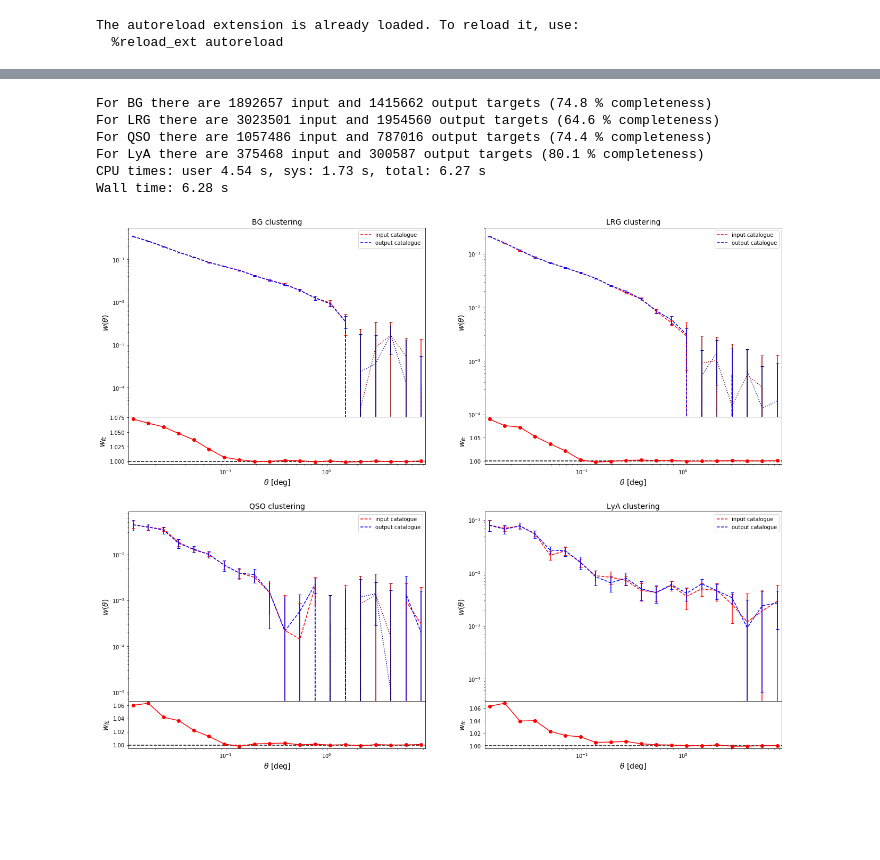
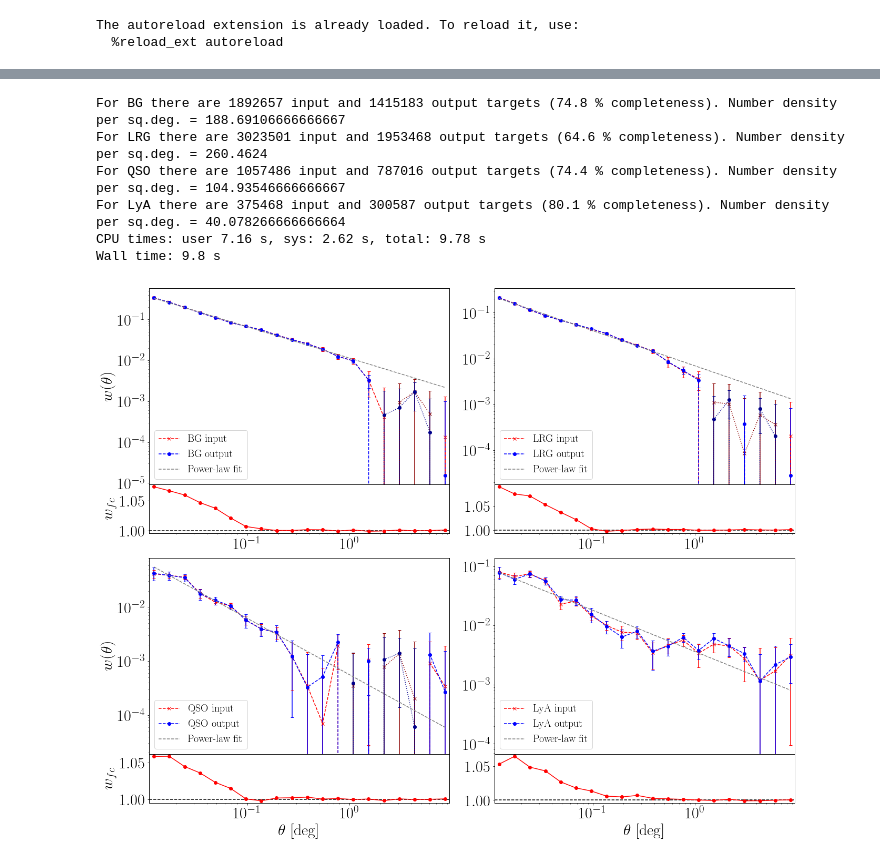
Before and after one commit to danpryer/4FS_clustering_pipeline, a Jupyter notebook: clustering_pipeline/cluster_results.ipynb, the cells around one changed output, grey strips where cells are left out. Drawn from its saved outputs; the diff is of its cells as text; code cells hidden in the pictures; blank space fills up the shorter version.

```diff
--- a/clustering_pipeline/cluster_results.ipynb
+++ b/clustering_pipeline/cluster_results.ipynb
@@ -120,31 +152,48 @@ dict_keys(['bin_mid', 'res_1', 'res_2', 'res_avg', 'err_1', 'err_2', 'err_avg',
 # %%
 %%time
 
-# look at completeness of the output catalogues
+# look at some key properties of the input and output catalogues
 for tracer in cat_vars.tracers:
     target_in = cat_vars.data_input + 'input_reduced_' + tracer + '.fits'
     target_out = cat_vars.data_output + 'output_reduced_' + tracer + '.fits'
+#     rand_in = read_to_df(cat_vars.randoms_input + 'table_' + tracer + '.fits')
+#     rand_out = read_to_df(cat_vars.randoms_output + 'table_' + tracer + '.fits')
     df_in = read_to_df(target_in)
     df_out = read_to_df(target_out)
     N_in = len(df_in)
     N_out = len(df_out)
-    print('For %s there are %s input and %s output targets (%s %% completeness)'%(tracer, N_in, N_out, round(N_out*100/N_in,1)))
+    n_bar = N_out / 7500
+#     print(np.amin(df_out['REDSHIFT_ESTIMATE'].values), np.amax(df_out['REDSHIFT_ESTIMATE'].values))
+    print('For %s there are %s input and %s output targets (%s %% completeness). Number density per sq.deg. = %s'%(tracer, N_in, N_out, round(N_out*100/N_in,1), n_bar))
+#     plt.figure()
+#     plt.title('%s'%(tracer))
+#     plt.hist(df_out['REDDENING'].values, bins=50)
+#     plt.show()
+#     print(df_in.columns)
+#     print(df_out.columns)
+#     print(rand_in.columns)
+#     print(rand_out.columns)
 # %% [output]
-For BG there are 1892657 input and 1415662 output targets (74.8 % completeness)
-For LRG there are 3023501 input and 1954560 output targets (64.6 % completeness)
-For QSO there are 1057486 input and 787016 output targets (74.4 % completeness)
-For LyA there are 375468 input and 300587 output targets (80.1 % completeness)
-CPU times: user 4.54 s, sys: 1.73 s, total: 6.27 s
-Wall time: 6.28 s
+For BG there are 1892657 input and 1415183 output targets (74.8 % completeness). Number density per sq.deg. = 188.69106666666667
+For LRG there are 3023501 input and 1953468 output targets (64.6 % completeness). Number density per sq.deg. = 260.4624
+For QSO there are 1057486 input and 787016 output targets (74.4 % completeness). Number density per sq.deg. = 104.93546666666667
+For LyA there are 375468 input and 300587 output targets (80.1 % completeness). Number density per sq.deg. = 40.078266666666664
+CPU times: user 7.16 s, sys: 2.62 s, total: 9.78 s
+Wall time: 9.8 s
 # %%
 import matplotlib.gridspec as gridspec
 fig = plt.figure(figsize=(22, 18))
-outer = gridspec.GridSpec(2, 2, wspace=0.2, hspace=0.2)
+
+# simple power law to fit correlation functions to
+def ang_power_law_fit(theta, A_w, gamma):
+    return A_w * (theta)**(1-gamma)
+
+outer = gridspec.GridSpec(2, 2, wspace=0.15, hspace=0.1)
 
 for i in range(4):
     tracer = cat_vars.tracers[i]
     inner = gridspec.GridSpecFromSubplotSpec(2, 1,
-                    subplot_spec=outer[i], wspace=0.1, hspace=0., height_ratios=[4,1])
+                    subplot_spec=outer[i], wspace=0., hspace=0., height_ratios=[4,1])
 
     # load and get the data to plot
     results_file_in = cat_vars.results_input + 'results_' + tracer +'_wtheta'
@@ -160,50 +209,59 @@ for i in range(4):
     w_fc_1 = res_wt_out.fibre_1_corr
     w_fc_2 = res_wt_out.fibre_2_corr
 
+    # do a simple power law fit on the output data
+    popt, pcov = curve_fit(ang_power_law_fit, wt_out_theta[wt_out_res>0], wt_out_res[wt_out_res>0], sigma=wt_out_err[wt_out_res>0])
+    A_err = np.sqrt(pcov[0,0])
+    pow_err = np.sqrt(pcov[1,1])
+#     print("{0:.2e}, {1:.2e}, {2}, {3}".format(popt[0], A_err, popt[1], pow_err))
 
 
     for j in range(2):
         ax = plt.Subplot(fig, inner[j])
         ax.set_xscale('log')
-#         t = ax.text(0.5,0.5, 'outer=%d, inner=%d' % (i, j))
-#         t.set_ha('center')
 
         # upper plot
         if j == 0:
-            ax.set_title('%s clustering'%(tracer), size=14)
             ax.set_yscale('log')
             ax.set_xticks([])
             ax.set_xlim(min(wt_out_theta)*0.9, max(wt_out_theta)*1.1)
-            ax.set_ylabel(r'$w(\theta)$', size=14)
+            if i in [0,2]:
+                ax.set_ylabel(r'$w(\theta)$')
 
+            # plot the real-splace measurements
             ax.errorbar(wt_in_theta[wt_in_res>0], wt_in_res[wt_in_res>0], yerr=wt_in_err[wt_in_res>0], capsize=3, color='red', ls='')
             ax.errorbar(wt_in_theta[wt_in_res<0], -wt_in_res[wt_in_res<0], yerr=wt_in_err[wt_in_res<0], capsize=3, color='darkred', ls='')
             ax.errorbar(wt_out_theta[wt_out_res>0], wt_out_res[wt_out_res>0], yerr=wt_out_err[wt_out_res>0], capsize=3, color='blue', ls='')
             ax.errorbar(wt_out_theta[wt_out_res<0], -wt_out_res[wt_out_res<0], yerr=wt_out_err[wt_out_res<0], capsize=3, color='darkblue', ls='')
 
-            ax.plot(wt_in_theta, wt_in_res, color='red', ls='--', label='input catalogue')
-            ax.plot(wt_in_theta, -wt_in_res, color='darkred', ls=':')
-            ax.plot(wt_out_theta, wt_out_res, color='blue', ls='--', label='output catalogue')
-            ax.plot(wt_out_theta, -wt_out_res, color='darkblue', ls=':')
+            ax.plot(wt_in_theta, wt_in_res, marker='x', color='red', ls='--', label='%s input'%(tracer))
+            ax.plot(wt_in_theta, -wt_in_res, marker='x', color='darkred', ls=':')
+            ax.plot(wt_out_theta, wt_out_res, marker='o', color='blue', ls='--', label='%s output'%(tracer))
+            ax.plot(wt_out_theta, -wt_out_res, marker='o', color='darkblue', ls=':')
 
-            ax.legend()
+            text_label = r"Power-law fit, $A_\omega$ = {0:.1e}, $\gamma$ = {1}".format(popt[0], round(popt[1],2))
+            ax.plot(wt_out_theta, ang_power_law_fit(wt_out_theta, popt[0], popt[1]), color='grey', ls='--', label='Power-law fit')#text_label)
+
+
+            ax.legend(fontsize=20, loc=3)
 
         # lower plot
         else:
             ax.axhline(1, c='black', ls='--')
             ax.set_xlim(min(wt_out_theta)*0.9, max(wt_out_theta)*1.1)
             ax.plot(wt_out_theta, w_fc_1, marker='o', ls='-', c='red')
-#             plt.ylabel(r'$w(\theta)$', size=14)
-            ax.set_xlabel(r'$\theta$ [deg]', size=14)
-#             ax.set_ylabel(r'$(1 + w_{in}) / (1 + w_{out})$', size=14)
-            ax.set_ylabel('$w_{fc}$', size=14)
+
+            if i in [2,3]:
+                ax.set_xlabel(r'$\theta$ [deg]')
+            if i in [0,2]:
+                ax.set_ylabel('$w_{fc}$')
 
 
 
-#         ax.set_yticks([])
         fig.add_subplot(ax)
 
-# plt.savefig('results_angular_fc')
+
+plt.savefig(cat_vars.plots_results + 'results_wtheta_fc.pdf', dpi=150, bbox_inches='tight')
 plt.show()
 # %% [output]
-[figure, old version]
+[figure, new version]
```
Also changed, not shown: parts of 13 cells of this notebook, 3 other files.
